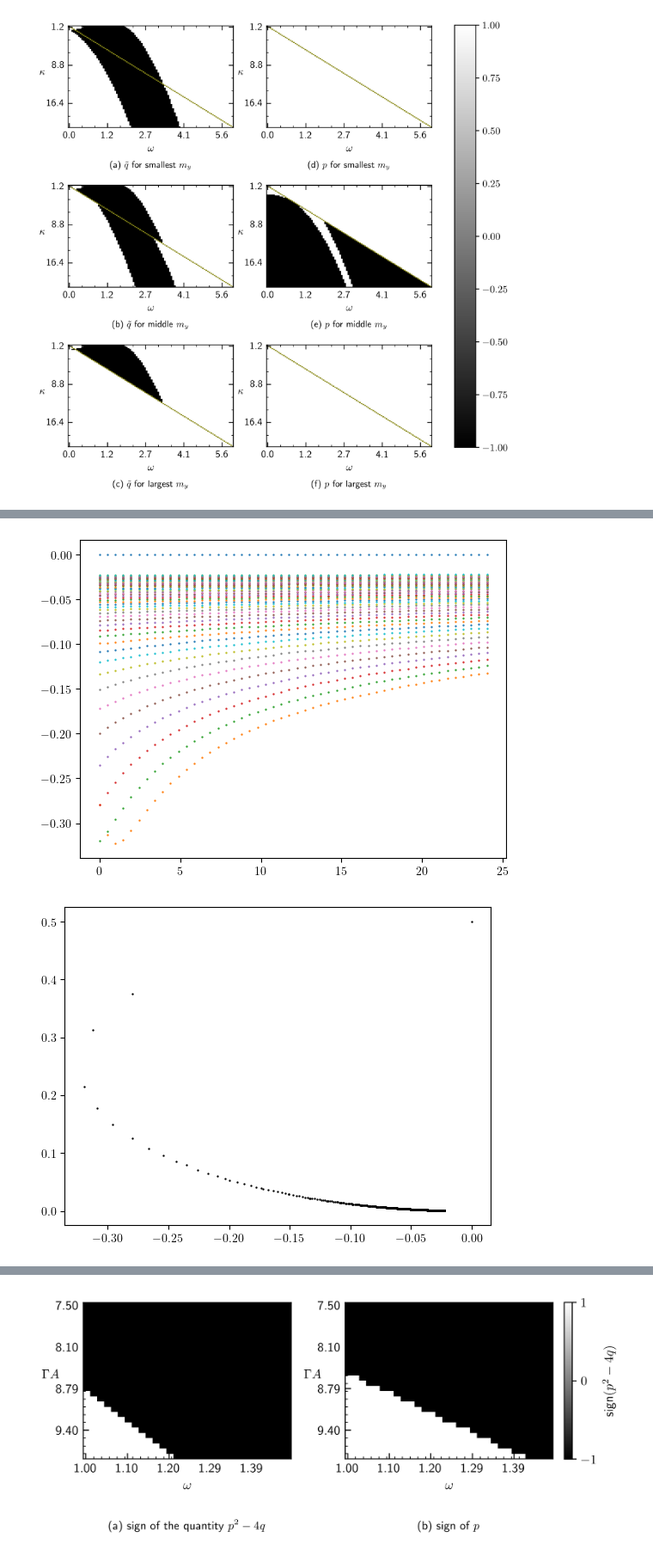
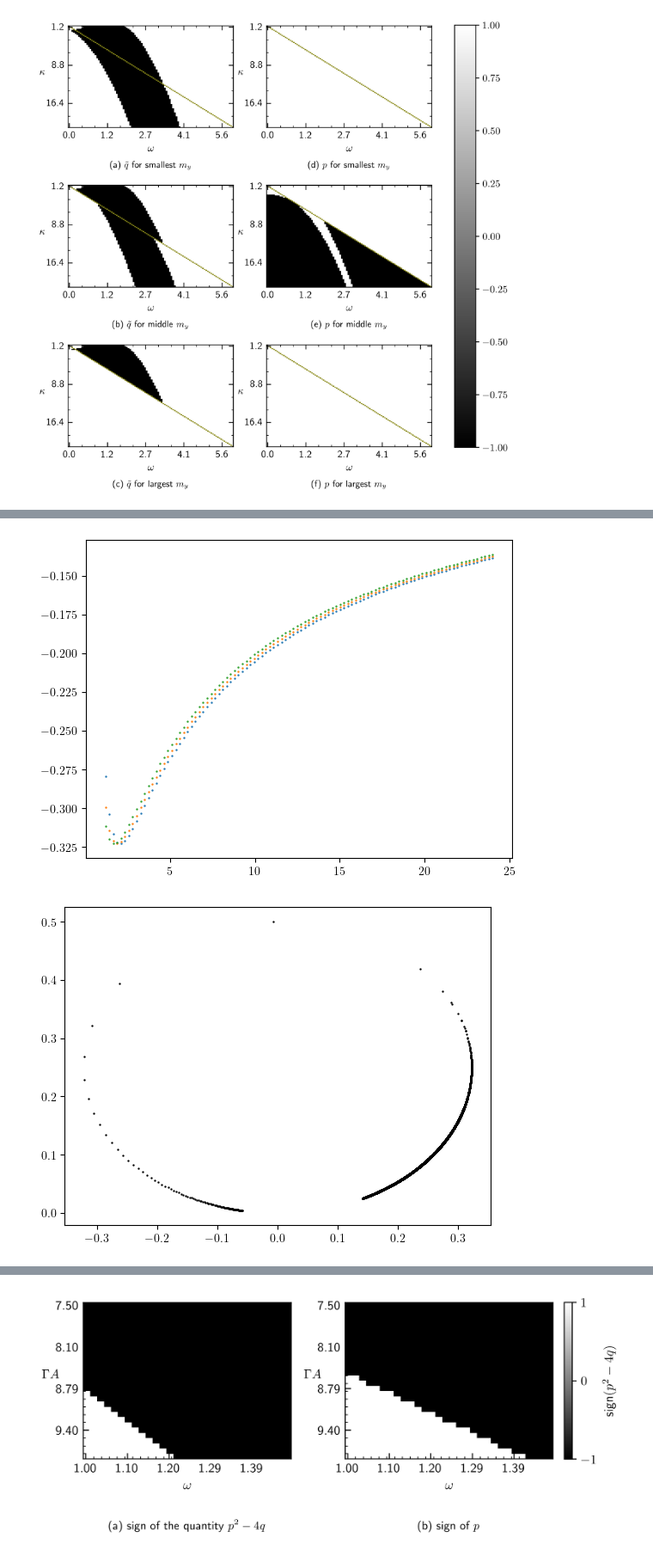
Before and after one commit to ChriGomm/Bachelor_sympy, a Jupyter notebook: sign_lam.ipynb, the cells around one changed output, grey strips where cells are left out. Shown: that part at 86% size. Saved outputs shown, nothing was run; the diff lists cells and outputs as text; code cells hidden in the pictures.

```diff
--- a/sign_lam.ipynb
+++ b/sign_lam.ipynb
@@ -248,13 +262,18 @@ class Setup_Fig():
 
         return fig, ax
 # %%
-K = np.linspace(1+1/10**3,20,100)
+K = np.linspace(1+1/10**4,20,100)
 W = np.zeros_like(K)
 for i in range(len(K)):
     # print(FKK(1/10**6,k[i]),FKK(10**5,k[i]))
-    r = root_scalar(FKK,args=(K[i]),method='brentq',bracket=(1/10**6,10**5))
-    W[i]=r.root
+    try:
+        r = root_scalar(FKK,args=(K[i]),method='brentq',bracket=(1/10**7,10**6))
+        W[i]=r.root
+        # print(i,FKK(1/10**8,K[i]),FKK(10**7,K[i]))
+    except:
+        print(i,FKK(1/10**8,K[i]),FKK(10**7,K[i]))
     # print(FKK(w[i],k[i]+0.1))
+    # break
 
 Gam = 1
 sgam = 0.2*Gam
@@ -559,40 +559,42 @@ sol3m = []
 sol3l = []
 
 for i in range(len(k)):
     for j in range(len(w)):
-        if i<=j:
+        if i<j:
             sol1.append([phys_sol[i,j,0],m_z(phys_sol[i,j,0],k[i],w[j],Gam)])
-        if i>j:
+        if i>=j:
             sol3s.append([phys_sol[i,j,0],m_z(phys_sol[i,j,0],k[i],w[j],Gam)])
             sol3m.append([phys_sol[i,j,1],m_z(phys_sol[i,j,1],k[i],w[j],Gam)])
             sol3l.append([phys_sol[i,j,2],m_z(phys_sol[i,j,2],k[i],w[j],Gam)])
         # if i==j:
         #     sol3m.append([phys_sol[i,j,2],m_z(phys_sol[i,j,2],k[i],w[j],Gam)])
 # ticksetup = TickProperties(xtick_step_major=10**7,\
 #                            xtick_step_minor=10**6,
 #                            )
 # phaseplane = Setup_Fig("phaseplane.pdf")
 # fig, ax = phaseplane.return_fig(shape=(2,2))
 # plotdat = [[sol1,sol3s],[sol3m,sol3l]]
 # for i in range(2):
 #     for j in range(2):
 #         ax[i,j].scatter(plotdat[i][j][:][0],plotdat[i][j][:][1],color='0')
 sol1 = np.array(sol1)
 sol3s = np.array(sol3s)
 sol3m = np.array(sol3m)
 sol3l = np.array(sol3l)
-
+sol = sol3l
 plt.figure()
-for i in range(len(w)):
-    plt.scatter(k[:],root[:,i,0])
+frac = 33
+for i in range(len(w)//frac):
+    plt.scatter(k[:],root[:,3+i,0])
 plt.show()
 plt.figure()
-plt.scatter(sol1[:,0],sol1[:,1],color='0')
+plt.scatter(sol[:,0],sol[:,1],color='0')
 plt.show()
 plt.figure()
-plt.scatter(np.arange(sol1.shape[0]),np.sqrt(sol1[:,0]**2+sol1[:,1]**2))
-plt.hlines(1,0,sol1.shape[0])
+
+plt.scatter(sol[:,0],np.sqrt(sol[:,0]**2+sol[:,1]**2),s=5)
+plt.hlines(0.5,min(sol[:,0]),max(sol[:,0]),color="0")
 plt.show()
 # %% [output]
-[figure, old version]
+[figure, new version]
-[figure, old version]
+[figure, new version]
```
Also changed, not shown: parts of 7 cells of this notebook.
